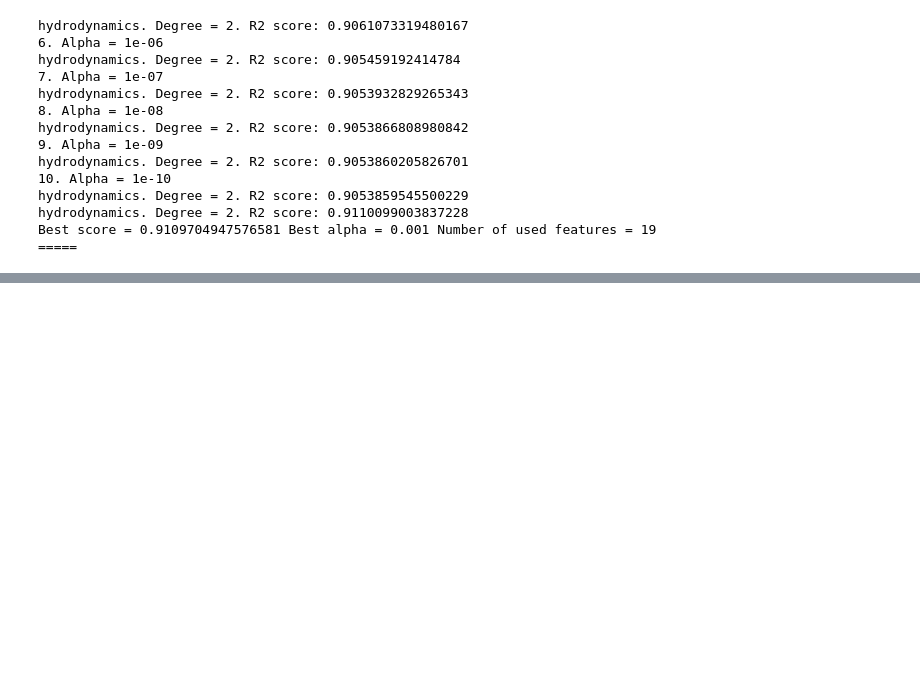
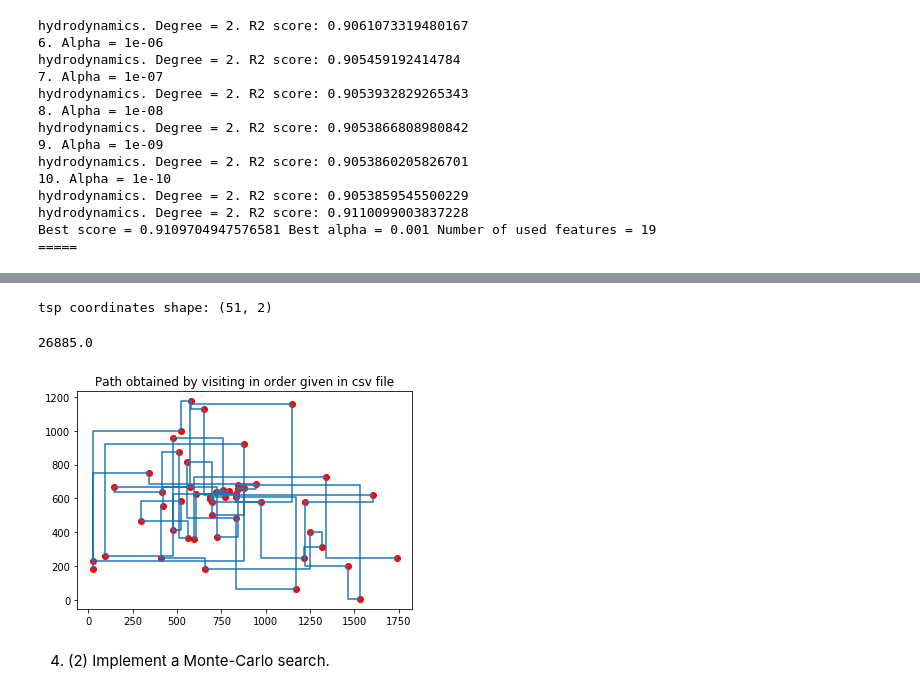
Before and after one commit to RamSaw/MachineLearning, a Jupyter notebook: hw04/hw04.ipynb, the cells around one changed output, grey strips where cells are left out. Drawn from its saved outputs; the diff is of its cells as text; code cells hidden in the pictures; blank space fills up the shorter version.

```diff
--- a/hw04/hw04.ipynb
+++ b/hw04/hw04.ipynb
@@ -425,0 +436,26 @@ Best score = 0.9109704947576581 Best alpha = 0.001 Number of used features = 19
+# %%
+# tsp.csv loading
+tsp_path = dataset_root + 'tsp.csv'
+tsp_data = pd.read_csv(tsp_path)
+tsp_data = tsp_data.values
+tsp_X = tsp_data[:, 1:].astype('float64')
+print("tsp coordinates shape: " + str(tsp_X.shape))
+# %% [output]
+tsp coordinates shape: (51, 2)
+# %%
+def f_to_optimize(X):
+    return np.array([distance.cityblock(X[i], X[i - 1]) for i in range(1, X.shape[0])]).sum()
+
+def draw_path(X, title):
+    plt.scatter(X[:, 0], X[:, 1],  color='red')
+    L1_path = np.array([[X[int(i / 2)][0], X[int(i / 2) + i % 2][1]] for i in range(2 * X.shape[0] - 1)])
+    plt.plot(L1_path[:, 0], L1_path[:, 1])
+
+    plt.title(title)
+    plt.show()
+# %%
+print(f_to_optimize(tsp_X))
+draw_path(tsp_X, "Path obtained by visiting in order given in csv file")
+# %% [output]
+26885.0
+[figure, added]
@@ -425,0 +469,2 @@ Best score = 0.9109704947576581 Best alpha = 0.001 Number of used features = 19
+# %% [markdown]
+4. (2) Implement a Monte-Carlo search.
```
Also changed, not shown: parts of 14 cells of this notebook, 1 other file.
